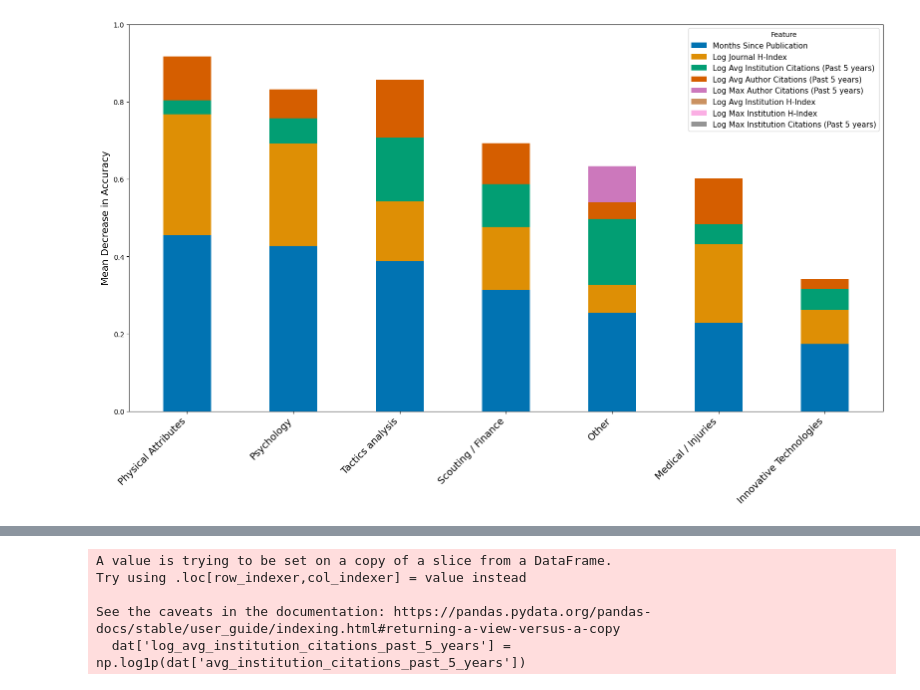
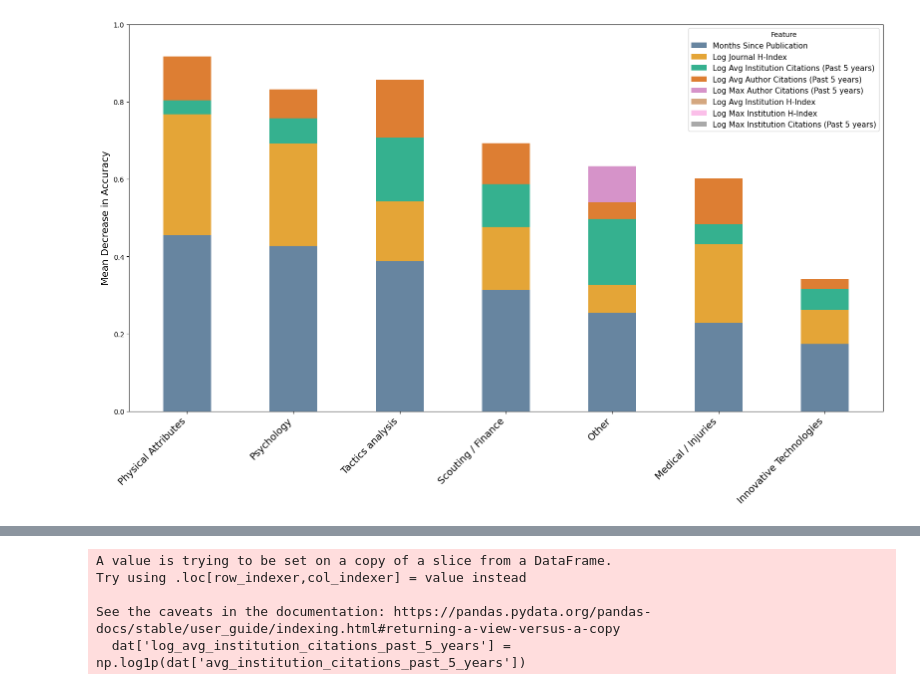
Before and after one commit to franekl/soccer-research-evolution, a Jupyter notebook: code/influence_on_citations/regression.ipynb, the cells around one changed output, grey strips where cells are left out. Saved outputs shown, nothing was run; the diff lists cells and outputs as text; code cells hidden in the pictures.

Commit message:
updated the final tcc plot with chosen color palette

```diff
--- a/code/influence_on_citations/regression.ipynb
+++ b/code/influence_on_citations/regression.ipynb
@@ -95,35 +95,39 @@ importance_df = pd.DataFrame(importance_data)
 renamed_features = {f: feature_labels[f] for f in features if f in feature_labels}
 importance_df = importance_df.rename(columns=renamed_features)
 
 importance_df['Total Importance'] = importance_df.iloc[:, 1:].sum(axis=1)
 importance_df = importance_df.sort_values(by='Total Importance', ascending=False)
 
 feature_totals = importance_df.iloc[:, 1:-1].sum(axis=0).sort_values(ascending=False)
 sorted_features = feature_totals.index.tolist()  # most important features will be at the bottom
 colors = sns.color_palette("colorblind", len(sorted_features))
+first_color = '#416788'
+custom_colors = [first_color] + [(*sns.color_palette("colorblind", len(sorted_features))[i],) for i in range(len(sorted_features) - 1)]
+
 importance_df = importance_df[['Category'] + sorted_features + ['Total Importance']]
 
 categories = importance_df['Category']
 x = np.arange(len(categories))
 bar_width = 0.45
 
 plt.figure(figsize=(16, 10))
 bottom_values = np.zeros(len(categories))
 
 for i, feature in enumerate(sorted_features):
-    plt.bar(x, importance_df[feature], bottom=bottom_values, label=feature, width=bar_width, color=colors[i])
+    color = custom_colors[i] if i == 0 else colors[i]
+    plt.bar(x, importance_df[feature], bottom=bottom_values, label=feature, width=bar_width, color=color, alpha=0.8)
     bottom_values += importance_df[feature]
 
 plt.xticks(x, categories, rotation=45, ha='right', fontsize=14)
 plt.ylabel('Mean Decrease in Accuracy', fontsize=14)
 # plt.title('Feature Import ance by Predicted Category (Top Features Ordered by Relevance)')
 plt.legend(title='Feature', loc='upper right', fontsize=11)
 plt.ylim(0, 1.0)
 plt.tight_layout()
 plt.savefig("feature_importance_random_forest.png", dpi=400)
 plt.show()
 # %% [output]
-[figure, old version]
+[figure, new version]
 # %%
 importance_df
 # %% [output]
```
Also changed, not shown: parts of 1 cell of this notebook, 6 other files.
